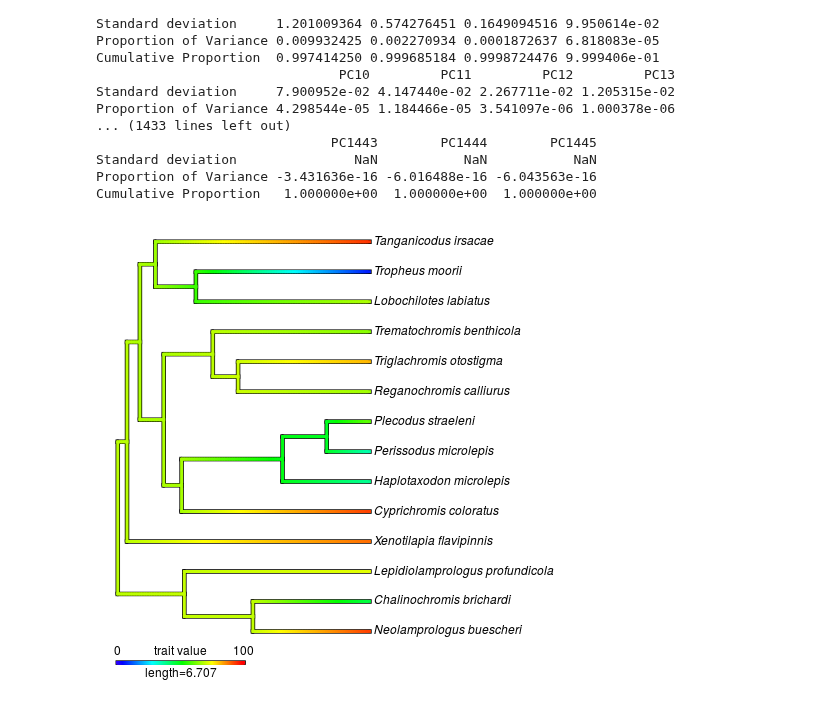
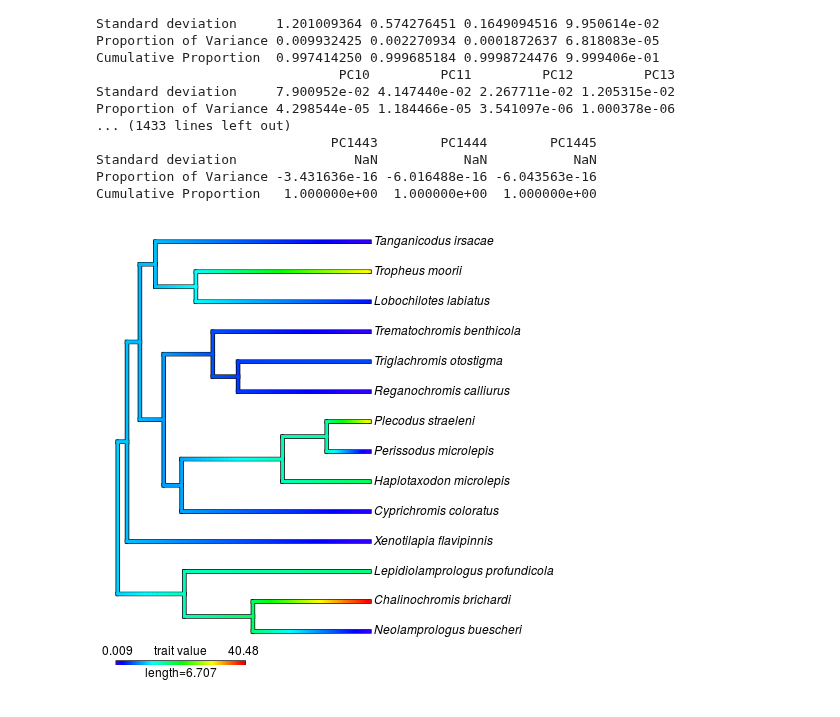
Before and after one commit to ryneches/fishpoo, a Jupyter notebook: fishpoo.ipynb, the cells around one changed output. Saved outputs shown, nothing was run; the diff lists cells and outputs as text; code cells hidden in the pictures.

```diff
--- a/fishpoo.ipynb
+++ b/fishpoo.ipynb
@@ -11,7 +11,7 @@ figure(figsize=(14, 8))
 for root, _, files in os.walk('host_phenotypes') :
     for n,file in enumerate(files) :
         i =  mpimg.imread('host_phenotypes/' + file )
-        subplot(3,3,n)
+        subplot(4,4,n)
         plt.imshow(i)
         title(file.replace('_',' ').replace('.png',''))
         plt.axis('off')
@@ -395,26 +397,29 @@ Cumulative Proportion   1.000000e+00  1.000000e+00  1.000000e+00
 # %%
 %%R
 
 # stochastic character mapping
 
 library("phytools")
 
 # use make.simmap() for categorical data : http://www.inside-r.org/packages/cran/phytools/docs/make.simmap
 # use contMap() for continious data : http://www.inside-r.org/node/166056
 
 # we need this function to change the color mapping...
 # code is from here : http://blog.phytools.org/2014/12/inverting-color-map-on-object-of-class.html
 setMap<-function(x,...){
     if(hasArg(invert)) invert<-list(...)$invert
     else invert<-FALSE
     n<-length(x$cols)
     if(invert) x$cols<-setNames(rev(x$cols),names(x$cols))
     else x$cols[1:n]<-colorRampPalette(...)(n)
     x
 }
 
-obj <- contMap( rabosky_trimmed, as.matrix(phase1_otus)[,"X839235"], lims=c(0,100), plot=FALSE )
+# Plot Aeromonas distrobution https://microbewiki.kenyon.edu/index.php/Aeromonas
+#obj <- contMap( rabosky_trimmed, as.matrix(phase1_otus)[,"X839235"], lims=c(0,100), plot=FALSE )
+
+obj <- contMap( rabosky_trimmed, as.matrix(phase1_otus)[,"X828162"], plot=FALSE )
 
 plot(setMap(obj,invert=TRUE))
 # %% [output]
-[figure, old version]
+[figure, new version]
```
Also changed, not shown: parts of 2 cells of this notebook, 5 other files.
